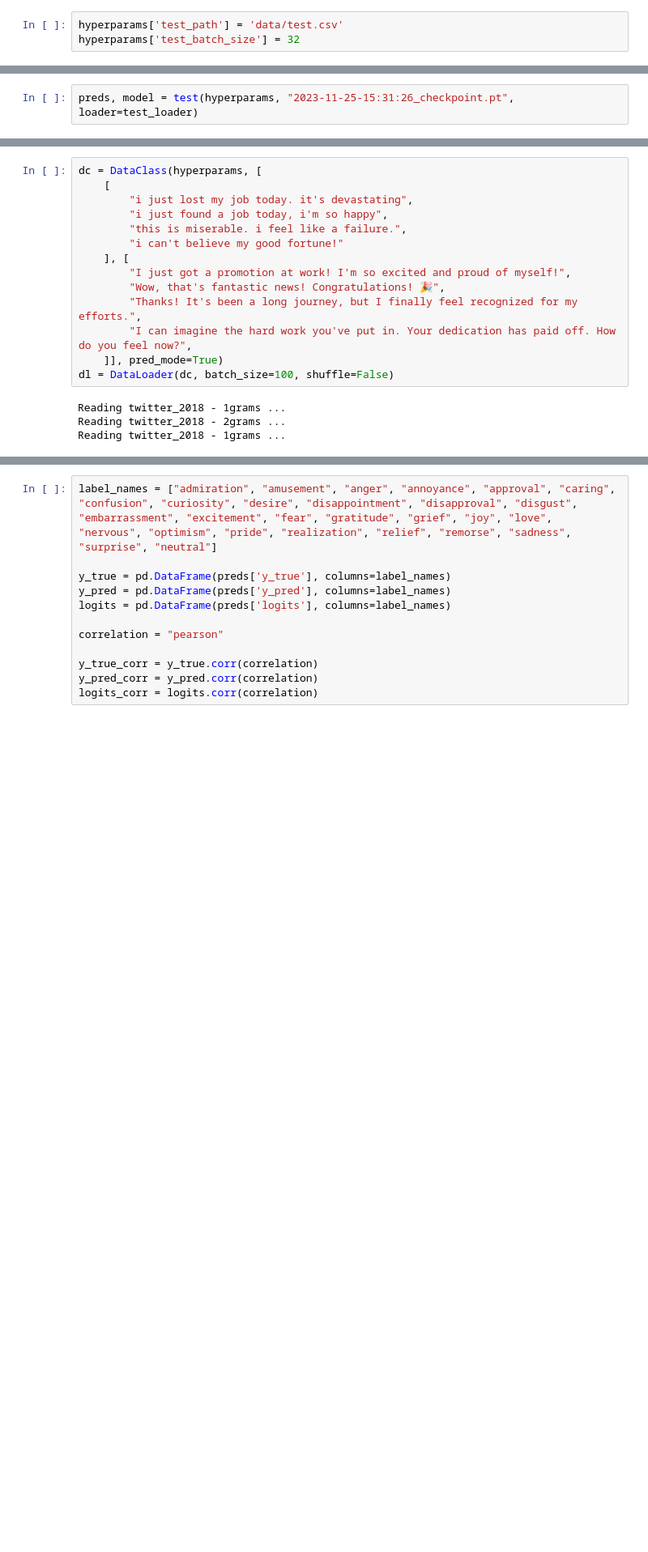
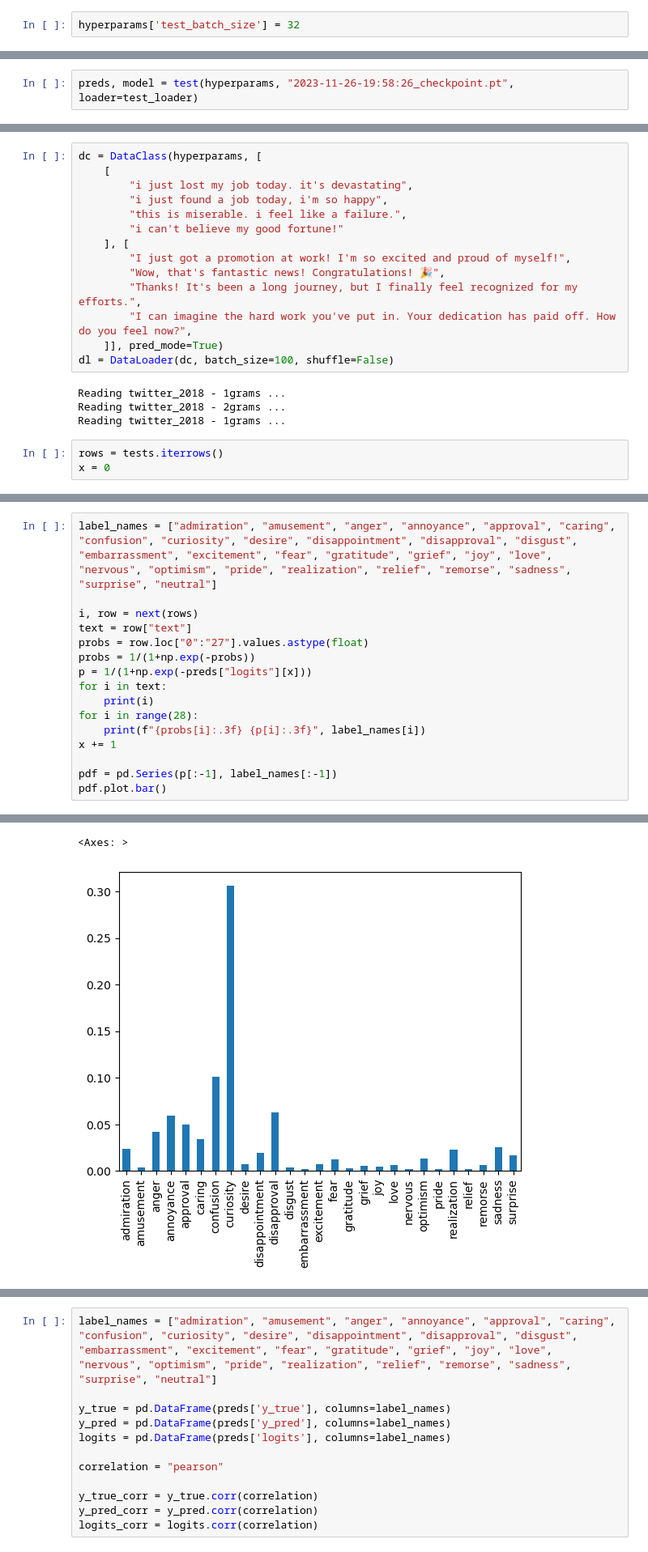
Before and after one commit to alexlu07/Context-Is-All-You-Need, a Jupyter notebook: model2/model/finetune.ipynb, the cells around one changed output, grey strips where cells are left out. Shown: that part at 81% size. Cells and saved outputs as stored; diff of their text form; blank space fills up the shorter version.

```diff
--- a/model2/model/finetune.ipynb
+++ b/model2/model/finetune.ipynb
@@ -166,7 +187,6 @@ def test(args, model_path, loader=None):
     learn = EvaluateOnTest(model, test_data_loader, model_path='models/' + model_path)
     return learn.predict(device=device), model
 # %%
-hyperparams['test_path'] = 'data/test.csv'
 hyperparams['test_batch_size'] = 32
 # %%
 test_loader = make_loaders(hyperparams, tests, hyperparams['test_batch_size'], shuffle=False)
@@ -178,3 +198,3 @@ The number of batches:  206
 # %%
-preds, model = test(hyperparams, "2023-11-25-15:31:26_checkpoint.pt", loader=test_loader)
+preds, model = test(hyperparams, "2023-11-26-19:58:26_checkpoint.pt", loader=test_loader)
 # %% [output]
@@ -201,3 +244,6 @@ dl = DataLoader(dc, batch_size=100, shuffle=False)
 Reading twitter_2018 - 1grams ...
 Reading twitter_2018 - 2grams ...
 Reading twitter_2018 - 1grams ...
+# %%
+rows = tests.iterrows()
+x = 0
@@ -203,0 +275,17 @@ Reading twitter_2018 - 1grams ...
+# %%
+label_names = ["admiration", "amusement", "anger", "annoyance", "approval", "caring", "confusion", "curiosity", "desire", "disappointment", "disapproval", "disgust", "embarrassment", "excitement", "fear", "gratitude", "grief", "joy", "love", "nervous", "optimism", "pride", "realization", "relief", "remorse", "sadness", "surprise", "neutral"]
+
+i, row = next(rows)
+text = row["text"]
+probs = row.loc["0":"27"].values.astype(float)
+probs = 1/(1+np.exp(-probs))
+p = 1/(1+np.exp(-preds["logits"][x]))
+for i in text:
+    print(i)
+for i in range(28):
+    print(f"{probs[i]:.3f} {p[i]:.3f}", label_names[i])
+x += 1
+
+pdf = pd.Series(p[:-1], label_names[:-1])
+pdf.plot.bar()
+# %% [output]
@@ -204,2 +309,4 @@ Reading twitter_2018 - 1grams ...
+<Axes: >
+[figure, added]
 # %%
 logits = model.predict(next(iter(dl)), device)[2].cpu().detach().numpy()
```
Also changed, not shown: parts of 17 cells of this notebook, 3 other files.
